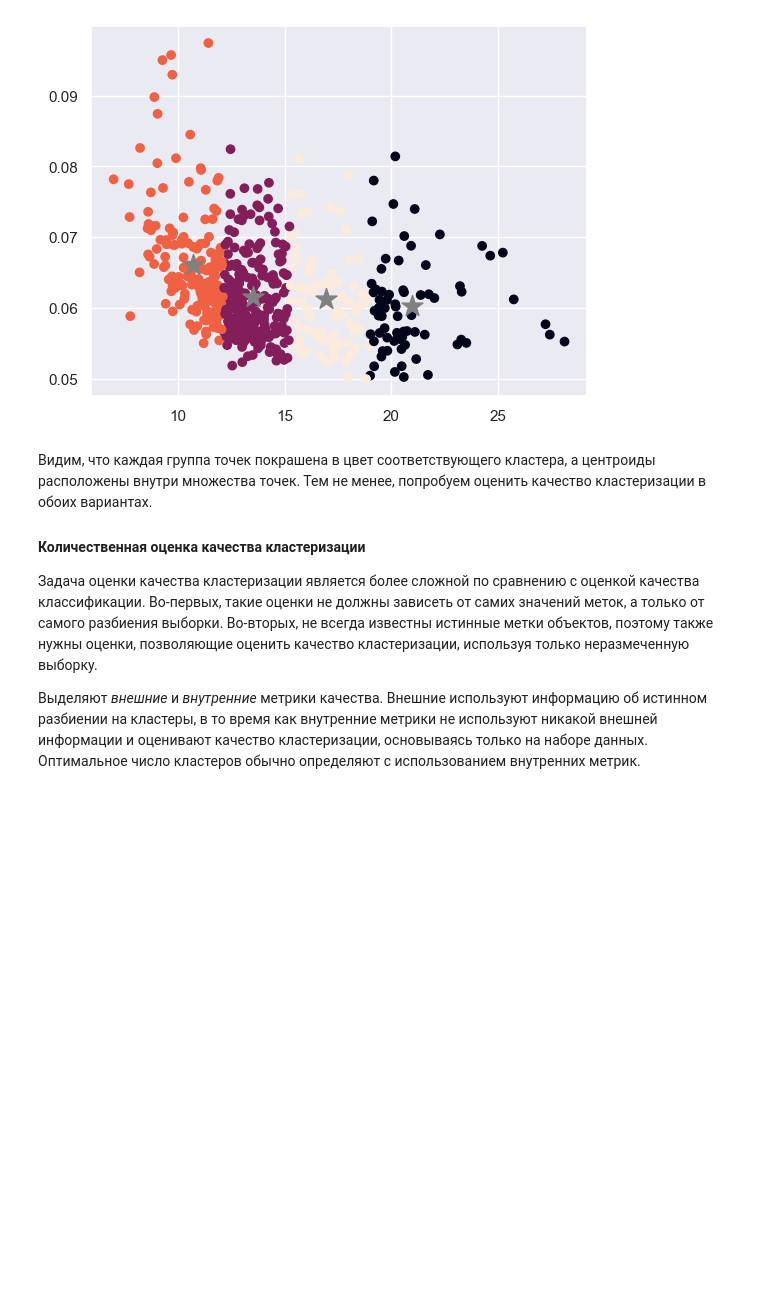
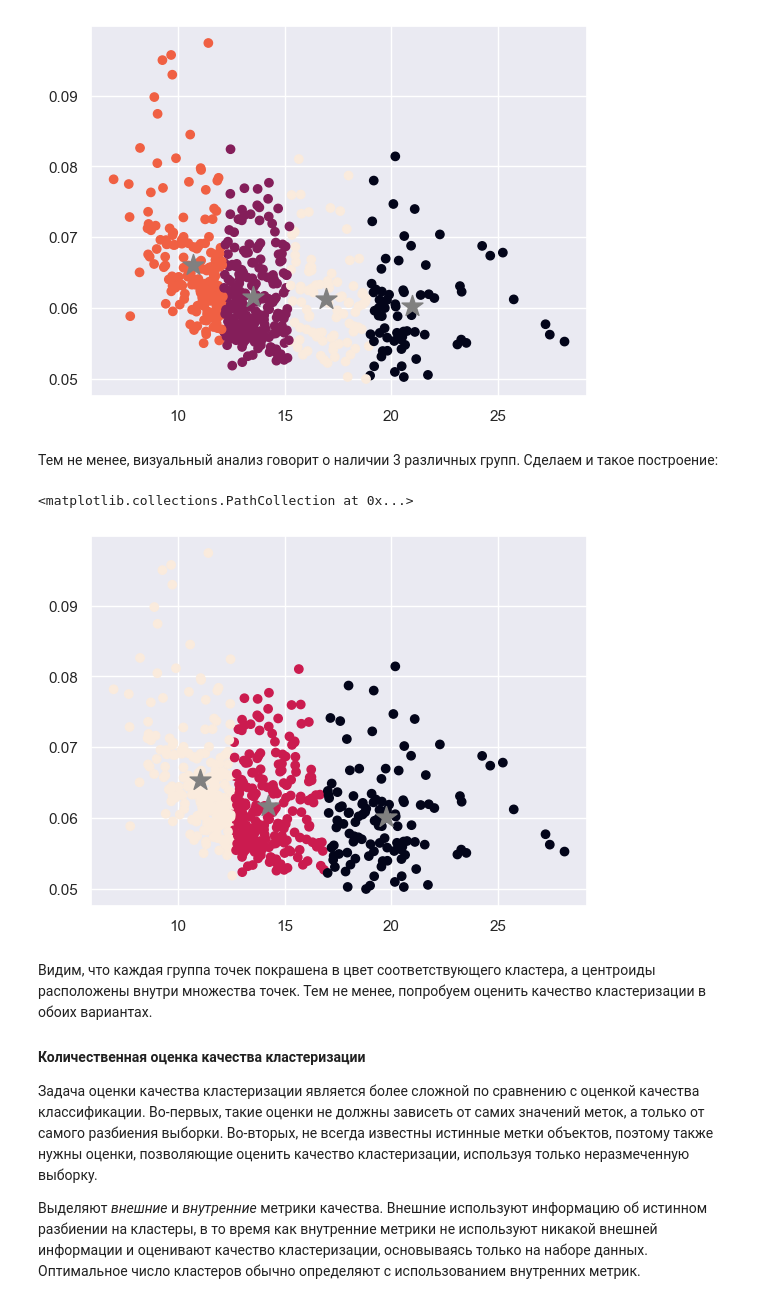
Before and after one commit to Mikhail-Chelyshev/mitmo-labs, a Jupyter notebook: LR2_1/lab2_1.ipynb, the cells around one changed output. Saved outputs shown, nothing was run; the diff lists cells and outputs as text; code cells hidden in the pictures; blank space fills up the shorter version.

```diff
--- a/LR2_1/lab2_1.ipynb
+++ b/LR2_1/lab2_1.ipynb
@@ -170,6 +170,17 @@ plt.scatter(kmeans.cluster_centers_ [:, 0], kmeans.cluster_centers_ [:, 1],
 # %% [output]
 <matplotlib.collections.PathCollection at 0x...>
 [figure]
+# %% [markdown]
+Тем не менее, визуальный анализ говорит о наличии 3 различных групп. Сделаем и такое построение:
+# %%
+kmeans = KMeans(n_clusters=3,random_state=0).fit(df.values)
+plt.scatter(df['radius'], df['fractal dimension'], c=kmeans.labels_)
+# нарисуем центроиды
+plt.scatter(kmeans.cluster_centers_ [:, 0], kmeans.cluster_centers_ [:, 1],
+           s=250, marker= '*', c = 'grey', label = 'центроиды')
+# %% [output]
+<matplotlib.collections.PathCollection at 0x...>
+[figure, added]
 # %% [markdown]
 Видим, что каждая группа точек покрашена в цвет соответствующего кластера, а центроиды расположены внутри множества точек. Тем не менее, попробуем оценить качество кластеризации в обоих вариантах.
 
```
Also changed, not shown: parts of 2 cells of this notebook.
